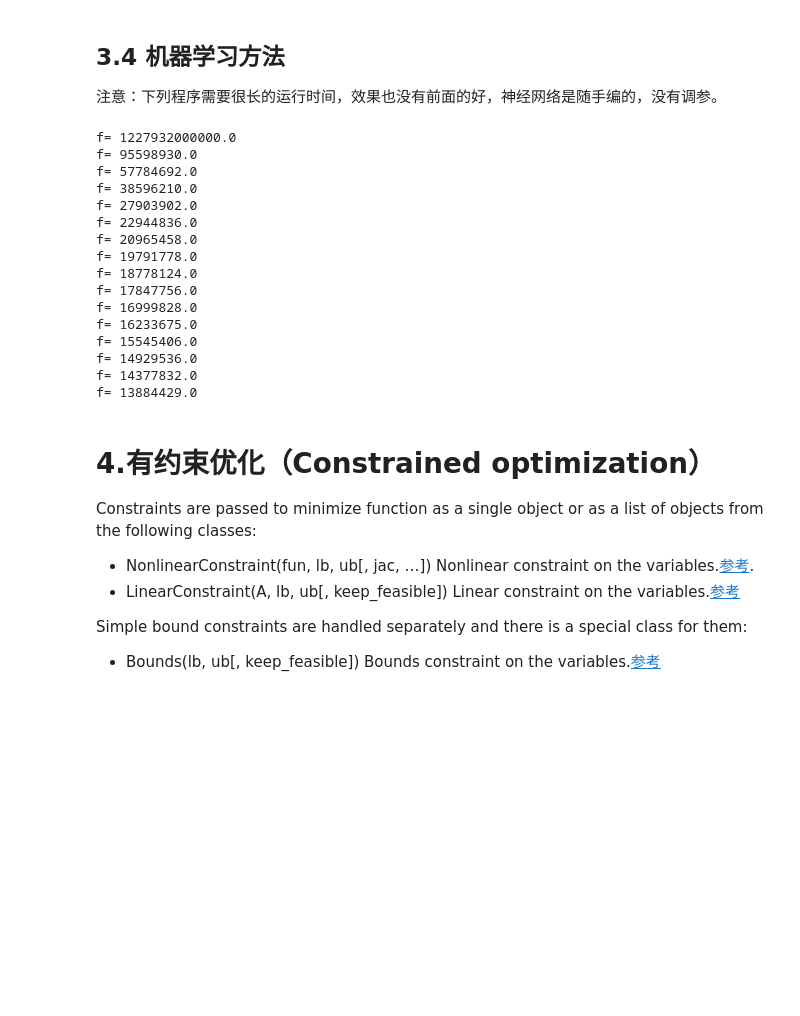
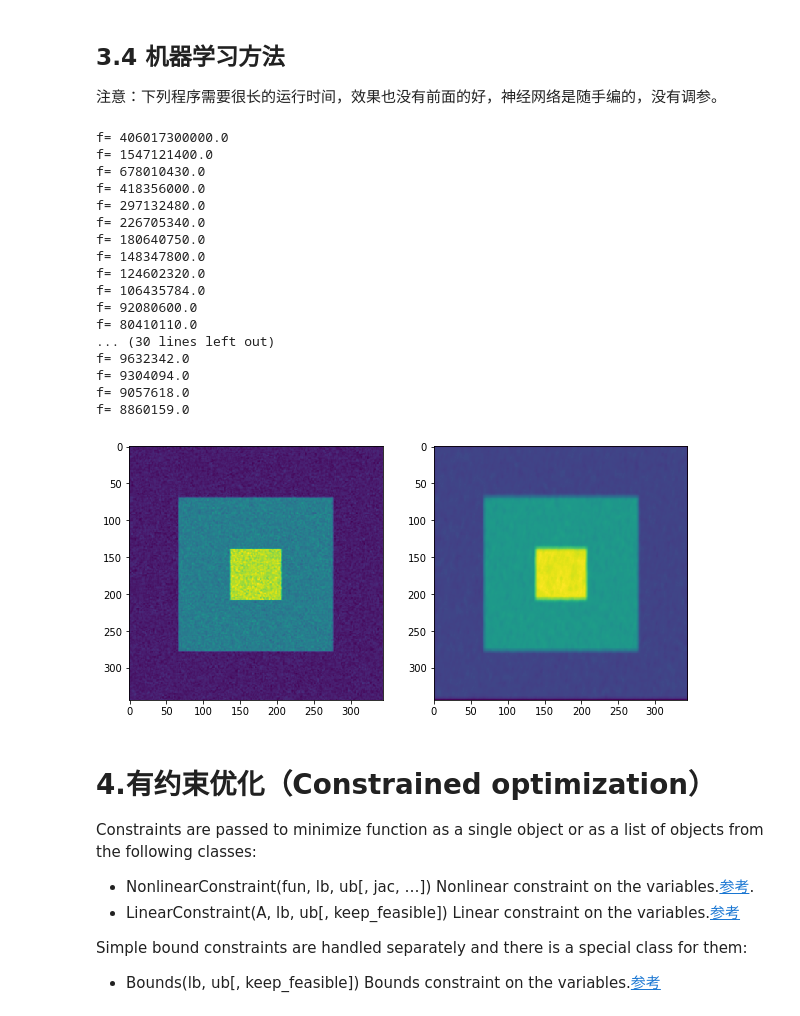
Before and after one commit to Wytres/Python-for-Data-Analysis, a Jupyter notebook: scipy/optimization.ipynb, the cells around one changed output. Cells and saved outputs as stored; diff of their text form; code cells hidden in the pictures; blank space fills up the shorter version.

```diff
--- a/scipy/optimization.ipynb
+++ b/scipy/optimization.ipynb
@@ -563,60 +563,64 @@ images=np.zeros((1,h,w,1),dtype=np.float32)
 images[0,:,:,0]=noise
 
 I=tf.constant(images,dtype=tf.float32)
-filters1=tf.Variable(tf.random_normal([5,5,1,7]),dtype=tf.float32)
-filters2=tf.Variable(tf.random_normal([3,3,7,3]),dtype=tf.float32)
-filters3=tf.Variable(tf.random_normal([1,1,3,1]),dtype=tf.float32)
+filters1=tf.Variable(tf.random_normal([5,5,1,1]),dtype=tf.float32)
+filters2=tf.Variable(tf.random_normal([3,3,1,1]),dtype=tf.float32)
+filters3=tf.Variable(tf.random_normal([3,3,1,1]),dtype=tf.float32)
+filters4=tf.Variable(tf.random_normal([3,3,1,1]),dtype=tf.float32)
 layer1 = tf.nn.conv2d(I, filters1, strides=[1,1,1,1], padding="SAME")
 layer2 = tf.nn.conv2d(layer1, filters2, strides=[1,1,1,1], padding="SAME")
-U = tf.nn.conv2d(layer2, filters3, strides=[1,1,1,1], padding="SAME")
+layer3 = tf.nn.conv2d(layer2, filters3, strides=[1,1,1,1], padding="SAME")
+U = tf.nn.conv2d(layer3, filters4, strides=[1,1,1,1], padding="SAME")
 gi=tf.manip.roll(U,-1,axis=1)-U
 gj=tf.manip.roll(U,-1,axis=0)-U
 JU=tf.reduce_sum(tf.sqrt(tf.square(gi)+tf.square(gj)+1e-8)) #1e-8是为了防止除0错误，sqrt的导数是分母
 l=100 #公式中的λ
 f=tf.reduce_sum(tf.square(I-U))+1/2*l*JU #||I-U||+2*λ*J(U)
 #用梯度下降法进行优化
 learning_rate=0.1
 optimizer = tf.train.AdamOptimizer(learning_rate=learning_rate)
 training_op = optimizer.minimize(f) #优化操作会自动针对变量U进行求导
 init=tf.global_variables_initializer()
 with tf.Session() as sess:
     sess.run(init)#初始化
     epsilon=1e2 #优化结束条件
     f0=f.eval() #初始f值
     iter=0 #迭代次数
     while True:
         if iter%100==0:
             print("f=",f0) #每迭代50次输出一次f
         iter+=1
         sess.run(training_op) #梯度下降优化
         f1=f.eval() #优化后的f值（应该比f0更小）
         if np.abs(f1-f0)<epsilon: #优化前后的差异小于epsilon，优化结束
             break
         else:
             f0=f1
     U=U.eval()
     plt.figure(figsize=(10,5))
     plt.subplot(1,2,1)
     plt.imshow(noise)
     plt.subplot(1,2,2)
     plt.imshow(U[0,:,:,0])
 # %% [output]
-f= 1227932000000.0
-f= 95598930.0
-f= 57784692.0
-f= 38596210.0
-f= 27903902.0
-f= 22944836.0
-f= 20965458.0
-f= 19791778.0
-f= 18778124.0
-f= 17847756.0
-f= 16999828.0
-f= 16233675.0
-f= 15545406.0
-f= 14929536.0
-f= 14377832.0
-f= 13884429.0
+f= 406017300000.0
+f= 1547121400.0
+f= 678010430.0
+f= 418356000.0
+f= 297132480.0
+f= 226705340.0
+f= 180640750.0
+f= 148347800.0
+f= 124602320.0
+f= 106435784.0
+f= 92080600.0
+f= 80410110.0
+... (30 lines left out)
+f= 9632342.0
+f= 9304094.0
+f= 9057618.0
+f= 8860159.0
+[figure, added]
 # %% [markdown]
 # 4.有约束优化（Constrained optimization）
 Constraints are passed to minimize function as a single object or as a list of objects from the following classes:
```
